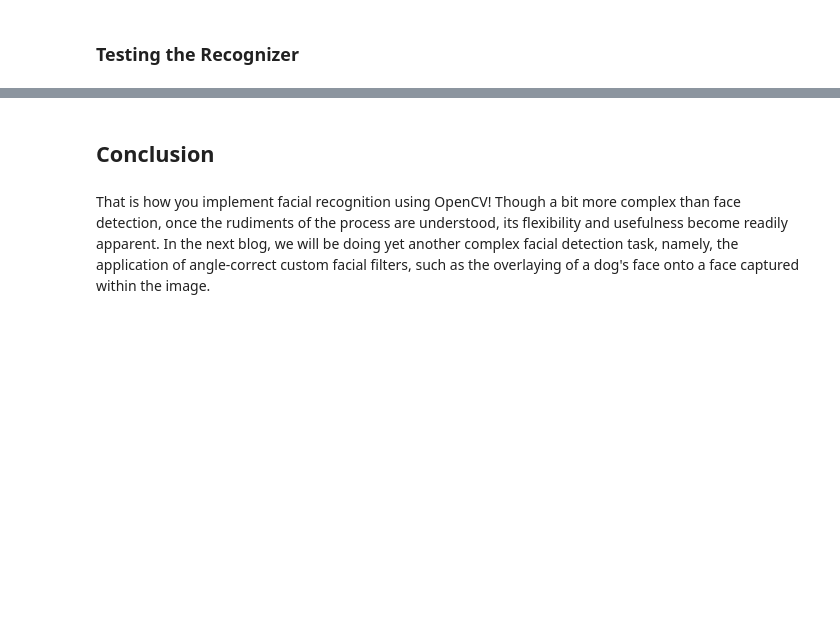
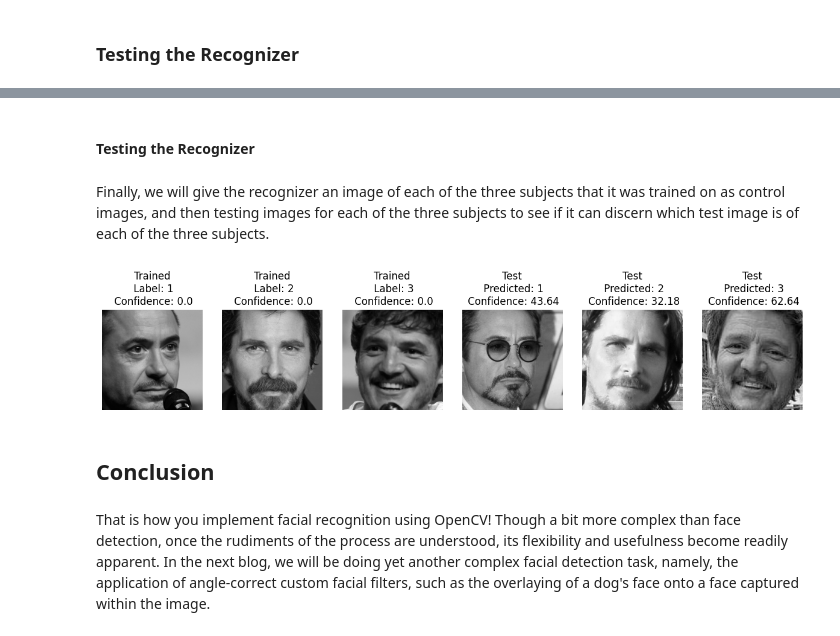
Before and after one commit to SoftwareSushi/opencv-blog, a Jupyter notebook: notebooks/opencv_face_detection/face_recognition.ipynb, the cells around one changed output, grey strips where cells are left out. Drawn from its saved outputs; the diff is of its cells as text; code cells hidden in the pictures; blank space fills up the shorter version.

```diff
--- a/notebooks/opencv_face_detection/face_recognition.ipynb
+++ b/notebooks/opencv_face_detection/face_recognition.ipynb
@@ -209,3 +509,48 @@ create_mpl_figure(15, 10, imgs, img_titles, color_maps=["gray"])
+# %%
+# Create labels for the training dataset
+rdj_labels = [1] * 9
+cb_labels = [2] * 9
+pp_labels = [3] * 9
+train_labels = rdj_labels + cb_labels + pp_labels
+
+# Recreate the recognizer from earlier so as to avoid any cross-contamination of data from the previous dataset
+import cv2.face
+
+recognizer = cv2.face.LBPHFaceRecognizer_create()
+recognizer.train(train_grayscale_cropped, np.array(train_labels))
+# %% [markdown]
+#### Testing the Recognizer
+# %% [markdown]
+Finally, we will give the recognizer an image of each of the three subjects that it was trained on as control images, and then testing images for each of the three subjects to see if it can discern which test image is of each of the three subjects.
+# %%
+# Create two lists to house labels and confidence ratings
+labels = []
+conf = []
+
+# Create one list to house one image from the training set, and the whole testing set
+# Create another list for the titles that will be given to the images in the MatPlotLib figure
+imgs_final = [train_grayscale_cropped[0], train_grayscale_cropped[9], train_grayscale_cropped[18]]
+img_titles_final = []
+
+for img in test_grayscale_cropped:
+    imgs_final.append(img)
+
+# Run the final images through the recognizer
+for img in imgs_final:
+    label, confidence = recognizer.predict(img)
+    labels.append(label)
+    conf.append(confidence)
+
+# Label each image
+for idx, (label, confidence) in enumerate(zip(labels, conf)):
+    if idx < 3:
+        img_titles_final.append(f'Trained\n Label: {label}\n Confidence: {round(confidence, 2)}')
+    else:
+        img_titles_final.append(f'Test\n Predicted: {label}\n Confidence: {round(confidence, 2)}')
+
+create_mpl_figure(15, 10, imgs_final, img_titles_final, color_maps=["gray"])
+# %% [output]
+[figure, added]
 # %% [markdown]
 ## Conclusion
 # %% [markdown]
```
Also changed, not shown: parts of 30 cells of this notebook, 6 other files.
